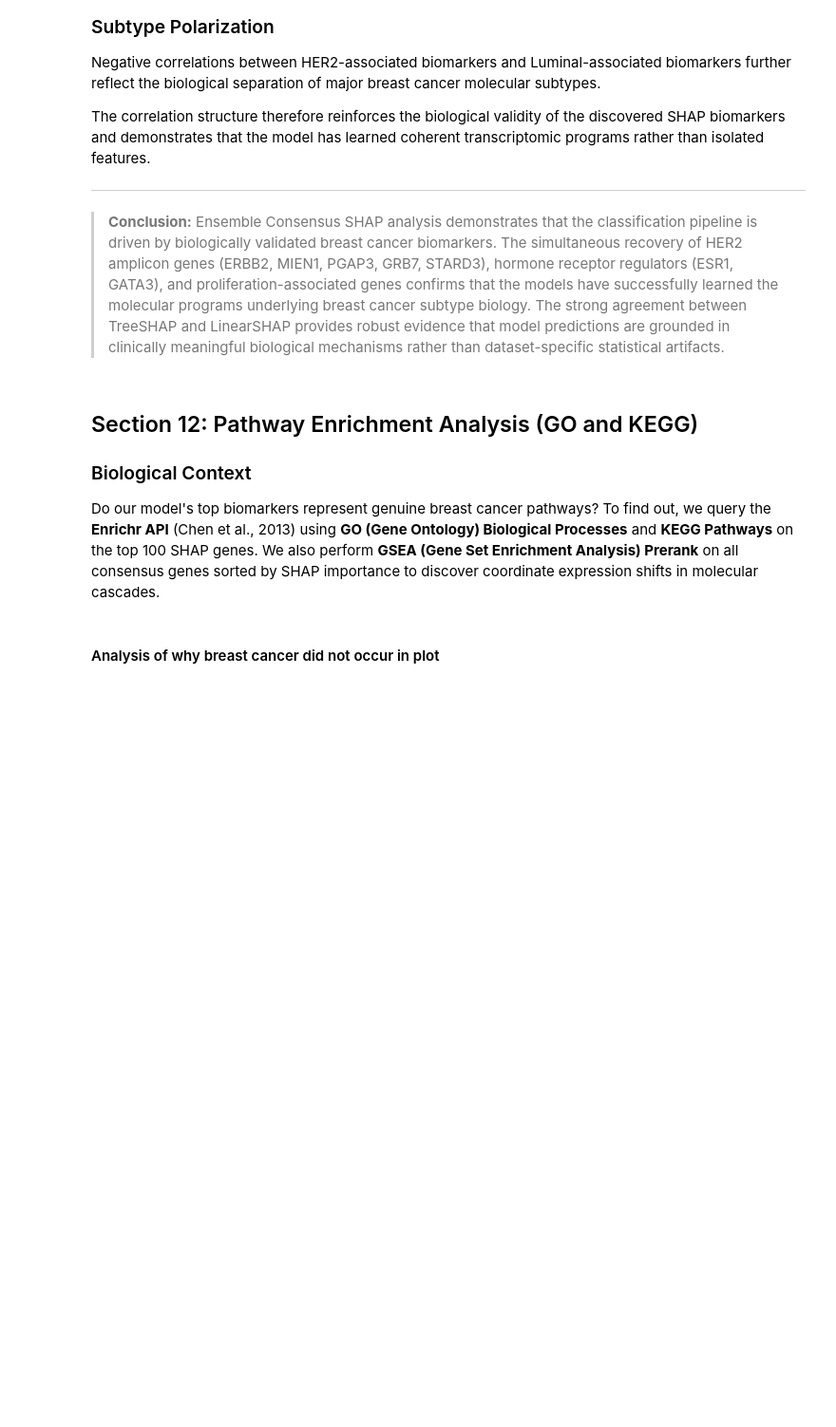
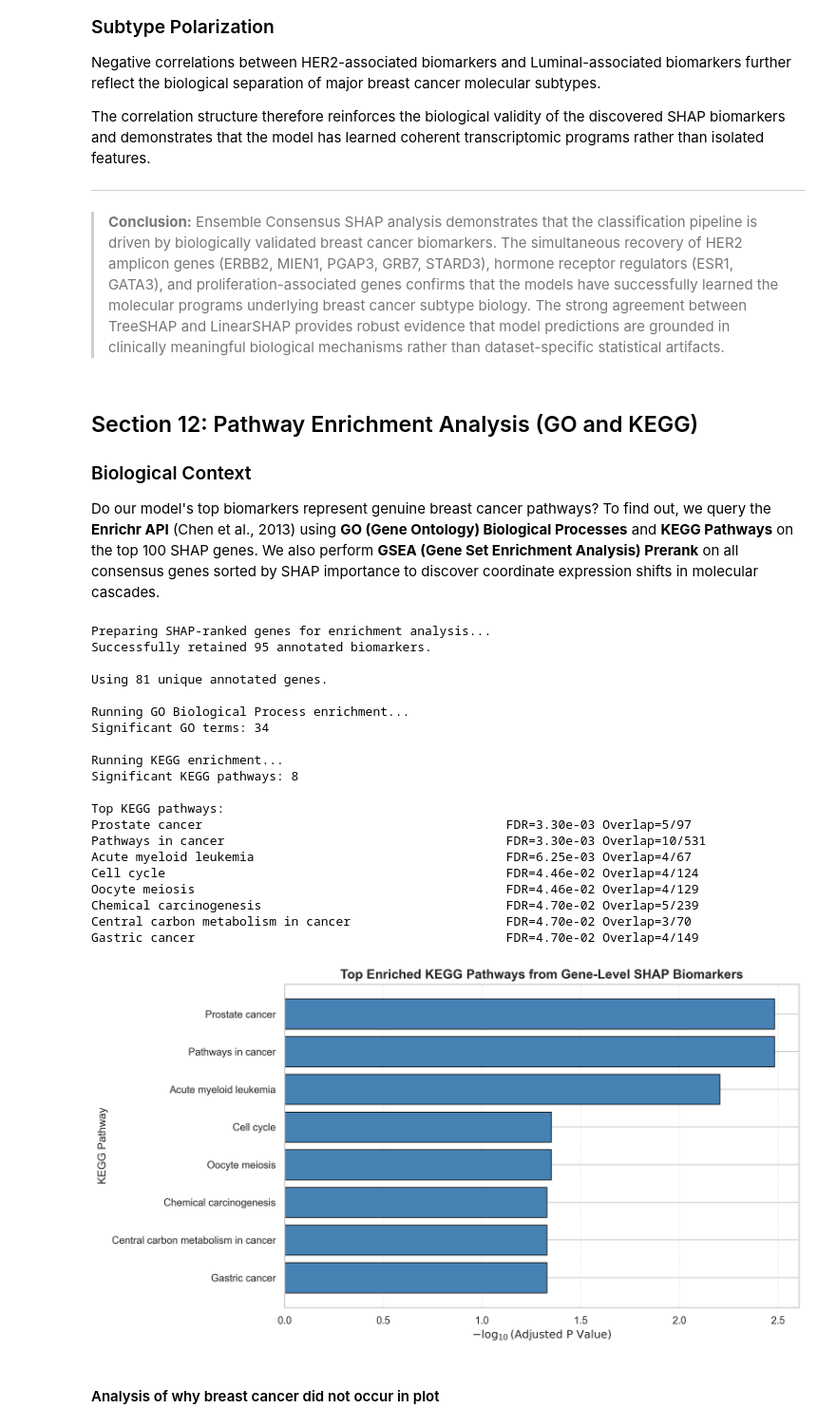
Before and after one commit to shubhamkjha369/OncoResolve-Breast-Cancer-Transcriptomics, a Jupyter notebook: Breast-Cancer-Transcriptomics-ML-Pipeline/notebooks/Breast_cancer_subtype_Transcriptomics_Pipeline.ipynb, the cells around one changed output. Shown at 95% size. Cells and saved outputs as stored; diff of their text form; code cells hidden in the pictures; blank space fills up the shorter version.

Commit message:
chore: save executed notebook cells

```diff
--- a/Breast-Cancer-Transcriptomics-ML-Pipeline/notebooks/Breast_cancer_subtype_Transcriptomics_Pipeline.ipynb
+++ b/Breast-Cancer-Transcriptomics-ML-Pipeline/notebooks/Breast_cancer_subtype_Transcriptomics_Pipeline.ipynb
@@ -2873,17 +3185,6 @@ The correlation structure therefore reinforces the biological validity of the di
 Do our model's top biomarkers represent genuine breast cancer pathways?
 To find out, we query the **Enrichr API** (Chen et al., 2013) using **GO (Gene Ontology) Biological Processes** and **KEGG Pathways** on the top 100 SHAP genes.
 We also perform **GSEA (Gene Set Enrichment Analysis) Prerank** on all consensus genes sorted by SHAP importance to discover coordinate expression shifts in molecular cascades.
-# %%
-gene_level_shap = (
-    shap_df_annot
-    .groupby("gene_symbol", as_index=False)
-    .agg({
-        "ensemble_shap": "max"
-    })
-    .sort_values("ensemble_shap", ascending=False)
-)
-
-gene_level_shap["gene_symbol"].tolist()
 # %%
 # ── GO & KEGG Pathway Enrichment Analysis ──
 
@@ -2911,6 +3212,16 @@ try:
         (~shap_df["gene_symbol"].isna()) &
         (~shap_df["gene_symbol"].str.contains("_at", na=False))
     ].copy()
+
+    gene_level_shap = (
+    shap_df_annot
+    .groupby("gene_symbol", as_index=False)
+    .agg({
+        "ensemble_shap": "max"
+    }).sort_values("ensemble_shap", ascending=False)
+    )
+
+    gene_level_shap["gene_symbol"].tolist()
 
     print(
         f"Successfully retained {len(shap_df_annot):,} annotated biomarkers."
@@ -3067,33 +3378,55 @@ try:
 
         plt.tight_layout()
 
         plt.savefig(
             ARTIFACT_DIR / "pathway_enrichment_kegg.png",
             dpi=300,
             bbox_inches="tight"
         )
 
         plt.show()
         plt.close()
 
         # Report Breast Cancer pathway rank if present
         bc_rows = kegg_sig[
             kegg_sig["Term"]
             .str.contains(
                 "Breast cancer",
                 case=False,
                 na=False
             )
         ]
 
         if len(bc_rows) > 0:
             rank = bc_rows.index[0] + 1
             print(
                 f"\nBreast Cancer pathway rank: #{rank}"
             )
 
 except Exception as e:
     print(f"Enrichment analysis failed: {e}")
+# %% [output]
+Preparing SHAP-ranked genes for enrichment analysis...
+Successfully retained 95 annotated biomarkers.
+
+Using 81 unique annotated genes.
+
+Running GO Biological Process enrichment...
+Significant GO terms: 34
+
+Running KEGG enrichment...
+Significant KEGG pathways: 8
+
+Top KEGG pathways:
+Prostate cancer                                         FDR=3.30e-03 Overlap=5/97
+Pathways in cancer                                      FDR=3.30e-03 Overlap=10/531
+Acute myeloid leukemia                                  FDR=6.25e-03 Overlap=4/67
+Cell cycle                                              FDR=4.46e-02 Overlap=4/124
+Oocyte meiosis                                          FDR=4.46e-02 Overlap=4/129
+Chemical carcinogenesis                                 FDR=4.70e-02 Overlap=5/239
+Central carbon metabolism in cancer                     FDR=4.70e-02 Overlap=3/70
+Gastric cancer                                          FDR=4.70e-02 Overlap=4/149
+[figure, added]
 # %% [markdown]
 #### Analysis of why breast cancer did not occur in plot
 # %%
```
Also changed, not shown: parts of 63 cells of this notebook, 2 other files.
